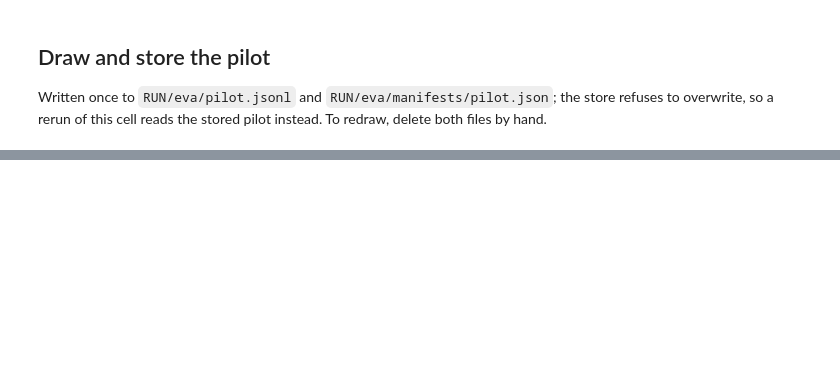
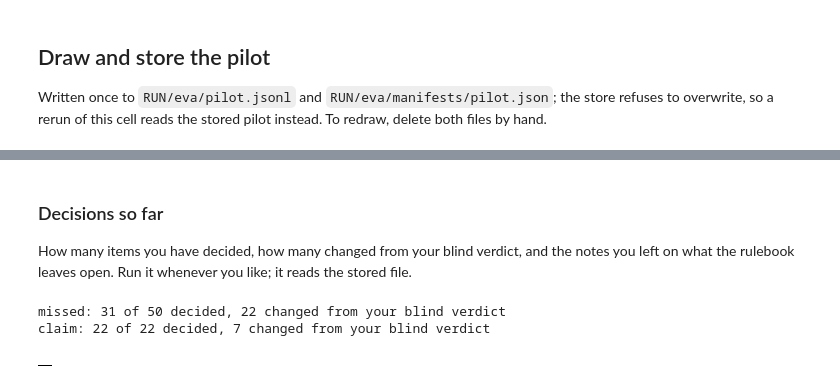
Before and after one commit to liyanfeng129/supplement-kg, a Jupyter notebook: notebooks/16_extraction_eval_pilot.ipynb, the cells around one changed output, grey strips where cells are left out. Cells and saved outputs as stored; diff of their text form; code cells hidden in the pictures; blank space fills up the shorter version.

```diff
--- a/notebooks/16_extraction_eval_pilot.ipynb
+++ b/notebooks/16_extraction_eval_pilot.ipynb
@@ -87,0 +629,21 @@ table
+# %% [markdown]
+### Decisions so far
+
+How many items you have decided, how many changed from your blind verdict, and the notes you
+left on what the rulebook leaves open. Run it whenever you like; it reads the stored file.
+# %%
+from engine.services.extraction_eval.reveal import reveal_labels
+
+# Only decisions on items the page shows now: a re-judge can change the items.
+shown = {(x.case_id, it.item): it.item_kind for x in reveal_labels(RUN, cases, judged) for it in x.items}
+done = [a for key, a in runs.read_adjudications(RUN).items() if key in shown]
+for kind in ("missed", "claim"):
+    of_kind = [a for a in done if a.item_kind == kind]
+    print(f"{kind}: {len(of_kind)} of {sum(k == kind for k in shown.values())} decided, "
+          f"{sum(a.final != a.blind for a in of_kind)} changed from your blind verdict")
+pd.DataFrame({"case_id": a.case_id, "item": a.item, "blind": a.blind, "final": a.final, "gap": a.gap}
+             for a in done if a.gap)
+# %% [output]
+missed: 31 of 50 decided, 22 changed from your blind verdict
+claim: 22 of 22 decided, 7 changed from your blind verdict
+|  |
```
Also changed, not shown: parts of 21 cells of this notebook.
